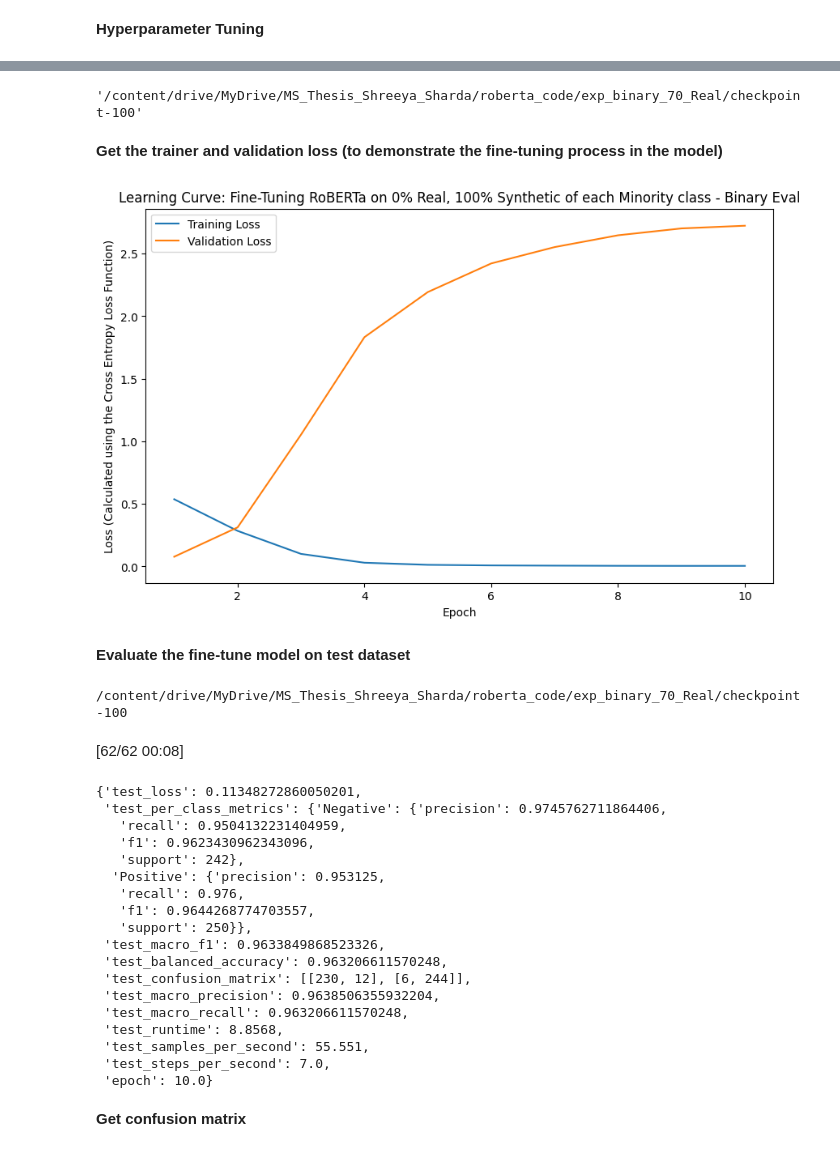
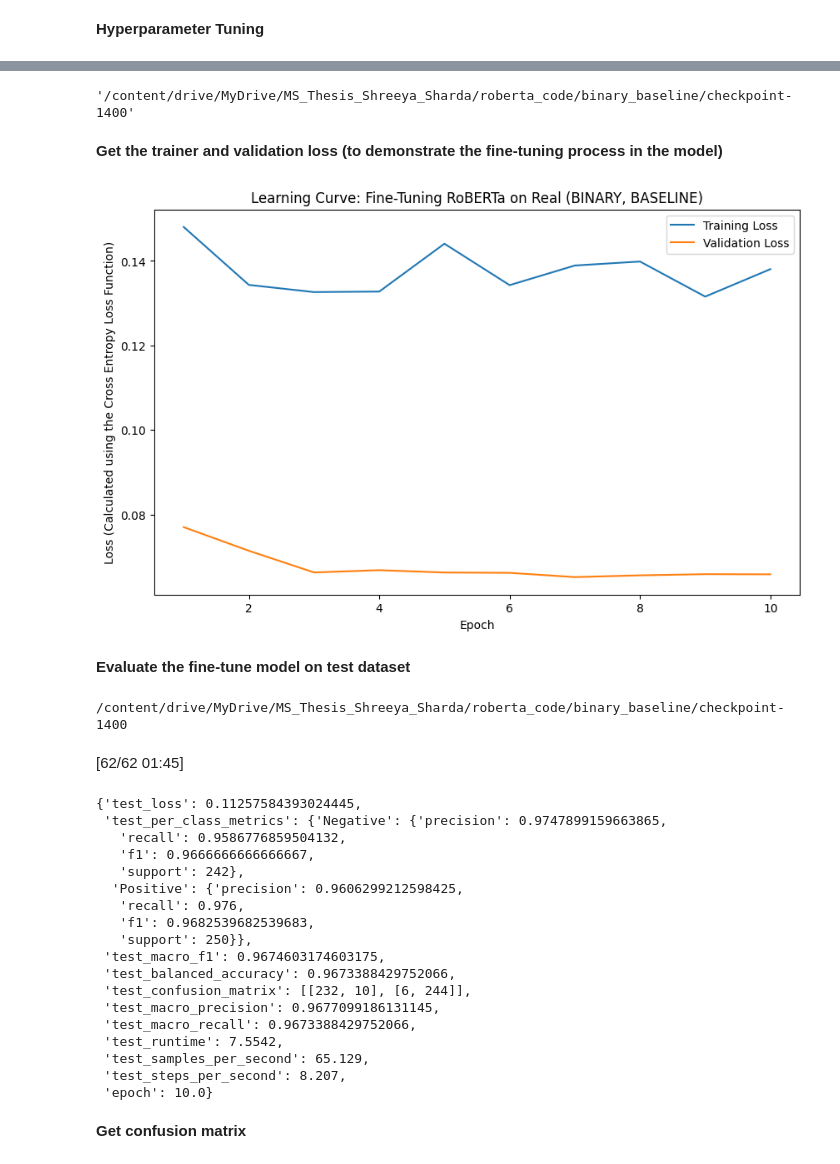
Before and after one commit to shardas06543/Master-s-Thesis, a Jupyter notebook: Fine_Tune_RoBERTa_(1).ipynb, the cells around one changed output, grey strips where cells are left out. Saved outputs shown, nothing was run; the diff lists cells and outputs as text; code cells hidden in the pictures.

```diff
--- a/Fine_Tune_RoBERTa_(1).ipynb
+++ b/Fine_Tune_RoBERTa_(1).ipynb
@@ -78,11 +81,12 @@ def preprocess_text(text):
 
   return cleaned_preprocessed
 # %%
-train_url = "https://docs.google.com/spreadsheets/d/1y6uN8fmNnY96-NHhtuargCdWndCMyPxidAN33i8ALsk/export?format=csv&gid=1323181601"
-#train_url = "/content/drive/MyDrive/MS_Thesis_Shreeya_Sharda/Datasets/train_mixed_70%_real_V2.csv"
-train_dataset = pd.read_csv(train_url)
-train_dataset = train_dataset[train_dataset['Review'] != '']
-# Filter out 'Neutral' sentiment for binary classification
+# train_url = "https://docs.google.com/spreadsheets/d/1y6uN8fmNnY96-NHhtuargCdWndCMyPxidAN33i8ALsk/export?format=csv&gid=1323181601"
+train_url = "/content/drive/MyDrive/MS_Thesis_Shreeya_Sharda/Datasets/train_100%_real.csv"
+train_dataset_real = pd.read_csv(train_url)
+train_dataset = train_dataset_real[train_dataset_real['Review'] != '']
+
+# # Filter out 'Neutral' sentiment for binary classification
 train_dataset = train_dataset[train_dataset['Ground Truth'].str.strip() != 'Neutral']
 
 val_dataset = pd.read_csv("/content/drive/MyDrive/MS_Thesis_Shreeya_Sharda/Datasets/validate_real_data_only.csv")
@@ -203,15 +203,18 @@ def tokenize_function(examples):
 # %% [markdown]
 **Convert the datasets to Hugging Face objects so they can be passed to Trainer and Training Args**
 # %%
-# Step 4 - Use one-hot encoding to convert the train and validation labels to numbers as shown in the dictionary
-train_labels = train_dataset["Ground Truth"].str.strip().apply(lambda x: label2id[x]).tolist() # Convert string labels to integer IDs
-val_labels = val_dataset["Ground Truth"].str.strip().apply(lambda x: label2id[x]).tolist() # Convert string labels to integer IDs
-test_labels = test_dataset["Ground Truth"].str.strip().apply(lambda x: label2id[x]).tolist() # Convert string labels to integer IDs
+train_dataset_filtered = train_dataset[train_dataset['Ground Truth'].str.strip() != 'Neutral'].copy()
+val_dataset_filtered = val_dataset[val_dataset['Ground Truth'].str.strip() != 'Neutral'].copy()
+test_dataset_filtered = test_dataset[test_dataset['Ground Truth'].str.strip() != 'Neutral'].copy()
+
+train_labels = train_dataset_filtered["Ground Truth"].str.strip().apply(lambda x: label2id[x]).tolist() # Convert string labels to integer IDs
+val_labels = val_dataset_filtered["Ground Truth"].str.strip().apply(lambda x: label2id[x]).tolist() # Convert string labels to integer IDs
+test_labels = test_dataset_filtered["Ground Truth"].str.strip().apply(lambda x: label2id[x]).tolist() # Convert string labels to integer IDs
 # %%
 # Step 5 - Convert the datasets to hugging face objects because data_collator only operates on this
-train_dataset = Dataset.from_dict({'Review': train_dataset["Review"], 'labels': train_labels})
-val_dataset = Dataset.from_dict({'Review': val_dataset["Review"], 'labels': val_labels})
-test_dataset = Dataset.from_dict({'Review': test_dataset["Review"], 'labels': test_labels})
+train_dataset = Dataset.from_dict({'Review': train_dataset_filtered["Review"], 'labels': train_labels})
+val_dataset = Dataset.from_dict({'Review': val_dataset_filtered["Review"], 'labels': val_labels})
+test_dataset = Dataset.from_dict({'Review': test_dataset_filtered["Review"], 'labels': test_labels})
 # %% [markdown]
 **Tokenize the train and validation datasets**
 # %%
@@ -274,7 +277,7 @@ data_collator = DataCollatorWithPadding(tokenizer=tokenizer)
 learning_rate = 2e-5
 batch_size = 8 # NOTE - I chose this number based on the given youtube video as a starting point
 num_epochs = 10 # NOTE - I chose this number based on the given youtube video as a starting point
-output_dir = "/content/drive/MyDrive/MS_Thesis_Shreeya_Sharda/roberta_code/exp_binary_70_Real"
+output_dir = "/content/drive/MyDrive/MS_Thesis_Shreeya_Sharda/roberta_code/binary_baseline"
 
 training_param = TrainingArguments(
     output_dir = output_dir,
@@ -325,7 +328,7 @@ TrainOutput(global_step=1000, training_loss=0.09952028053998947, metrics={'train
 # This gets the model at the epoch with the lowest training and validation loss
 trainer.state.best_model_checkpoint
 # %% [output]
-'/content/drive/MyDrive/MS_Thesis_Shreeya_Sharda/roberta_code/exp_binary_70_Real/checkpoint-100'
+'/content/drive/MyDrive/MS_Thesis_Shreeya_Sharda/roberta_code/binary_baseline/checkpoint-1400'
 # %% [markdown]
 **Get the trainer and validation loss (to demonstrate the fine-tuning process in the model)**
 # %%
@@ -345,14 +348,14 @@ log_df.to_csv("/content/drive/MyDrive/MS_Thesis_Shreeya_Sharda/Fine_Tune_Perform
 # %%
 plt.figure(figsize=(10, 6))
 plt.plot(epochs, train_losses, label='Training Loss')
 plt.plot(epochs, val_losses, label='Validation Loss')
 plt.xlabel('Epoch')
 plt.ylabel('Loss (Calculated using the Cross Entropy Loss Function)')
-plt.title('Learning Curve: Fine-Tuning RoBERTa on 0% Real, 100% Synthetic of each Minority class - Binary Eval')
+plt.title('Learning Curve: Fine-Tuning RoBERTa on Real (BINARY, BASELINE)')
 plt.legend()
-plt.savefig("/content/drive/MyDrive/MS_Thesis_Shreeya_Sharda/Figures/Fine_Tune_Learning_Curve_00%_real_binary2.png")
+plt.savefig("/content/drive/MyDrive/MS_Thesis_Shreeya_Sharda/Figures/Fine_Tune_Learning_Curve_BINARY_BASELINE.png")
 # %% [output]
-[figure, old version]
+[figure, new version]
 # %% [markdown]
 **Evaluate the fine-tune model on test dataset**
 # %%
@@ -361,25 +364,25 @@ print(checkpoint_path)
 trainer.evaluate(tokenized_test_dataset, metric_key_prefix="test") #metric_key_prefix = "test" will append test to the column names printed
 # trainer.evaluate does not produce results for each epoch. It provides a snapshot only
 # %% [output]
-/content/drive/MyDrive/MS_Thesis_Shreeya_Sharda/roberta_code/exp_binary_70_Real/checkpoint-100
+/content/drive/MyDrive/MS_Thesis_Shreeya_Sharda/roberta_code/binary_baseline/checkpoint-1400
-[62/62 00:08]
+[62/62 01:45]
-{'test_loss': 0.11348272860050201,
- 'test_per_class_metrics': {'Negative': {'precision': 0.9745762711864406,
-   'recall': 0.9504132231404959,
-   'f1': 0.9623430962343096,
+{'test_loss': 0.11257584393024445,
+ 'test_per_class_metrics': {'Negative': {'precision': 0.9747899159663865,
+   'recall': 0.9586776859504132,
+   'f1': 0.9666666666666667,
    'support': 242},
-  'Positive': {'precision': 0.953125,
+  'Positive': {'precision': 0.9606299212598425,
    'recall': 0.976,
-   'f1': 0.9644268774703557,
+   'f1': 0.9682539682539683,
    'support': 250}},
- 'test_macro_f1': 0.9633849868523326,
- 'test_balanced_accuracy': 0.963206611570248,
- 'test_confusion_matrix': [[230, 12], [6, 244]],
- 'test_macro_precision': 0.9638506355932204,
- 'test_macro_recall': 0.963206611570248,
- 'test_runtime': 8.8568,
- 'test_samples_per_second': 55.551,
- 'test_steps_per_second': 7.0,
+ 'test_macro_f1': 0.9674603174603175,
+ 'test_balanced_accuracy': 0.9673388429752066,
+ 'test_confusion_matrix': [[232, 10], [6, 244]],
+ 'test_macro_precision': 0.9677099186131145,
+ 'test_macro_recall': 0.9673388429752066,
+ 'test_runtime': 7.5542,
+ 'test_samples_per_second': 65.129,
+ 'test_steps_per_second': 8.207,
  'epoch': 10.0}
 # %% [markdown]
 **Get confusion matrix**
```
Also changed, not shown: parts of 10 cells of this notebook.
